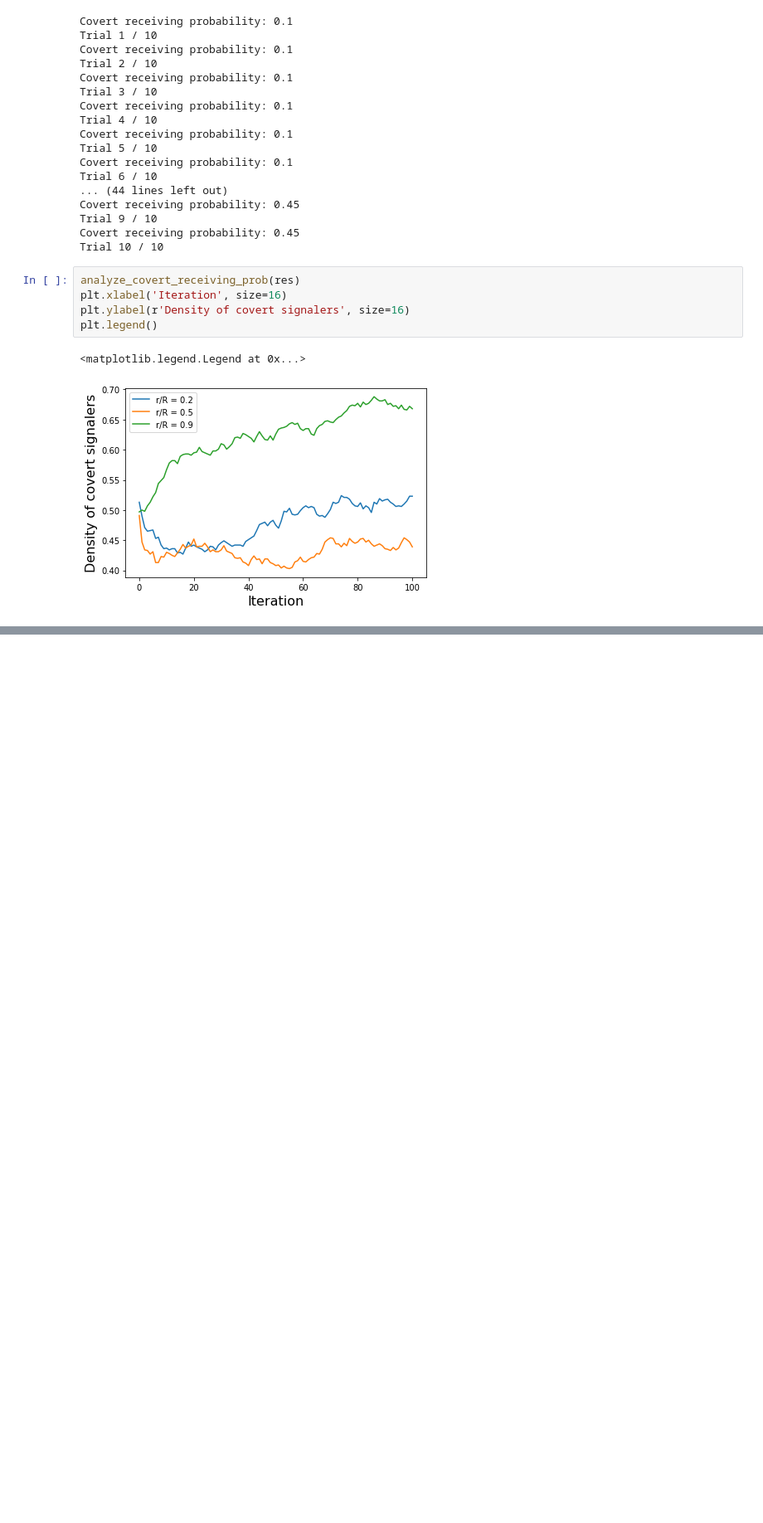
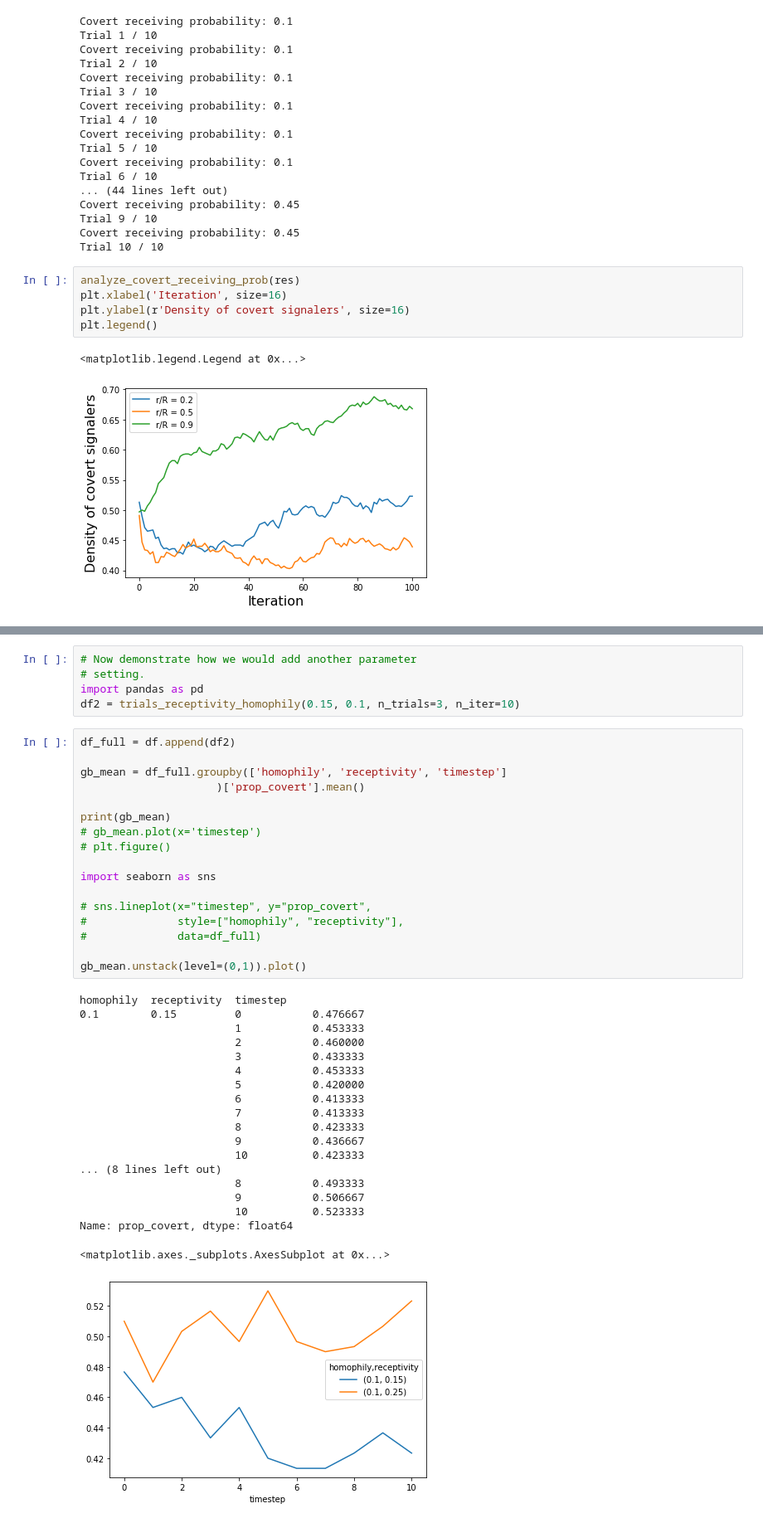
Before and after one commit to mt-digital/identity-signaling, a Jupyter notebook: Experiment development.ipynb, the cells around one changed output, grey strips where cells are left out. Shown: that part at 83% size. Drawn from its saved outputs; the diff is of its cells as text; blank space fills up the shorter version.

```diff
--- a/Experiment development.ipynb
+++ b/Experiment development.ipynb
@@ -155,0 +265,42 @@ plt.legend()
+# %%
+# Now demonstrate how we would add another parameter
+# setting.
+import pandas as pd
+df2 = trials_receptivity_homophily(0.15, 0.1, n_trials=3, n_iter=10)
+# %%
+df_full = df.append(df2)
+
+gb_mean = df_full.groupby(['homophily', 'receptivity', 'timestep']
+                     )['prop_covert'].mean()
+
+print(gb_mean)
+# gb_mean.plot(x='timestep')
+# plt.figure()
+
+import seaborn as sns
+
+# sns.lineplot(x="timestep", y="prop_covert",
+#              style=["homophily", "receptivity"],
+#              data=df_full)
+
+gb_mean.unstack(level=(0,1)).plot()
+# %% [output]
+homophily  receptivity  timestep
+0.1        0.15         0           0.476667
+                        1           0.453333
+                        2           0.460000
+                        3           0.433333
+                        4           0.453333
+                        5           0.420000
+                        6           0.413333
+                        7           0.413333
+                        8           0.423333
+                        9           0.436667
+                        10          0.423333
+... (8 lines left out)
+                        8           0.493333
+                        9           0.506667
+                        10          0.523333
+Name: prop_covert, dtype: float64
+<matplotlib.axes._subplots.AxesSubplot at 0x...>
+[figure, added]
```
Also changed, not shown: parts of 19 cells of this notebook, 2 other files.
